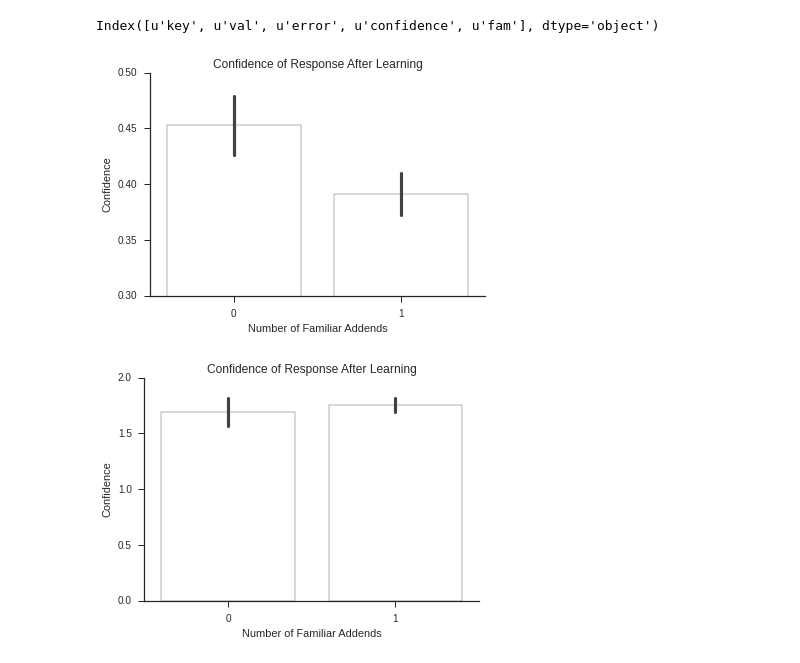
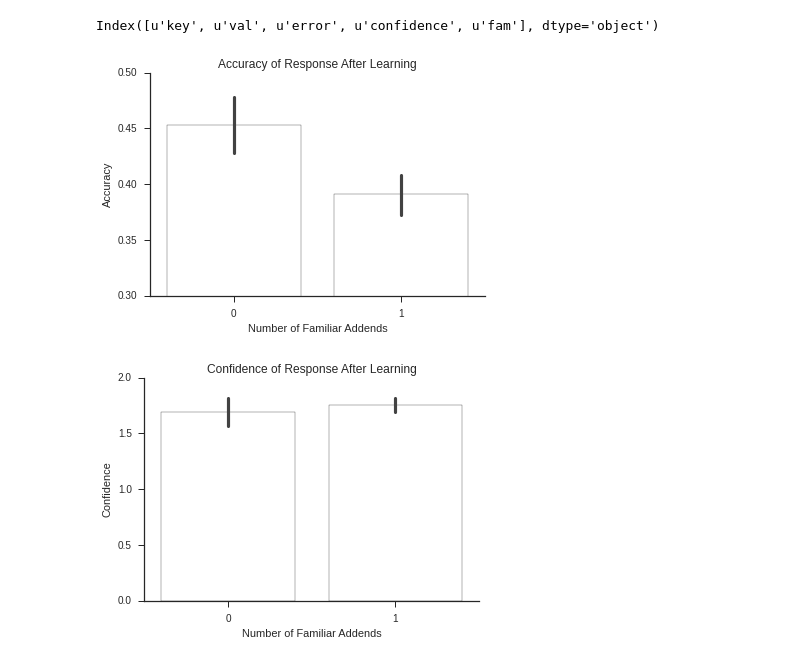
Before and after one commit to Seanny123/counting_to_addition, a Jupyter notebook: paper pred fig.ipynb, the cells around one changed output. Saved outputs shown, nothing was run; the diff lists cells and outputs as text; code cells hidden in the pictures.

Commit message:
fixed plot

```diff
--- a/paper pred fig.ipynb
+++ b/paper pred fig.ipynb
@@ -204,16 +204,16 @@ Index([u'key', u'val', u'error', u'confidence', u'fam'], dtype='object')
 # %%
 sns.set_style("ticks")
 ax = sns.barplot(x="fam", y="confidence", data=mr, color="white")
 
-ax.set_title("Confidence of Response After Learning")
-ax.set_ylabel("Confidence")
+ax.set_title("Accuracy of Response After Learning")
+ax.set_ylabel("Accuracy")
 ax.set_xlabel("Number of Familiar Addends")
 ax.set_ylim(0.3, 0.5)
 sns.despine()
 fig = ax.get_figure()
 fig.savefig("conf_bar_plot.pdf", format="pdf")
 # %% [output]
-[figure, old version]
+[figure, new version]
 # %%
 sns.set_style("ticks")
 ax = sns.barplot(x="fam", y="error", data=mr, color="white")
```
Also changed, not shown: 11 other files.
